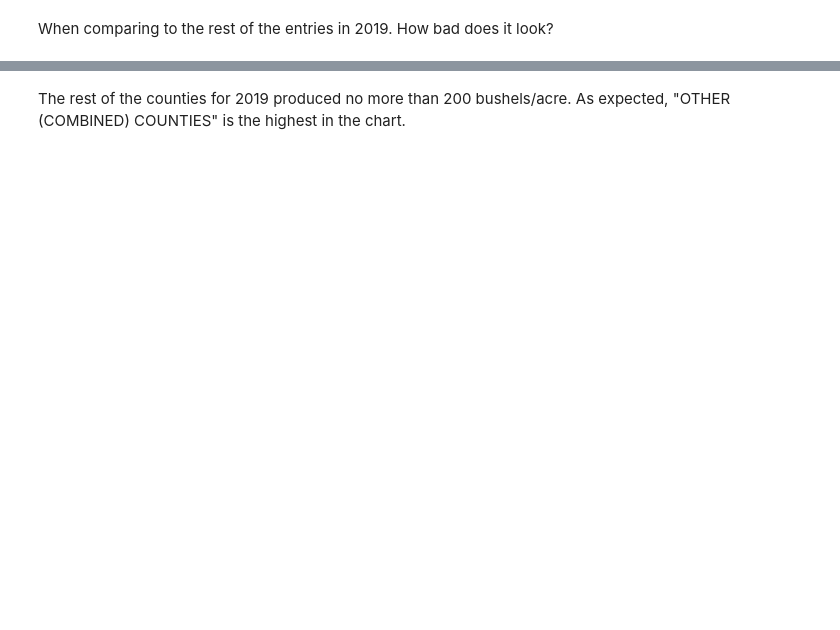
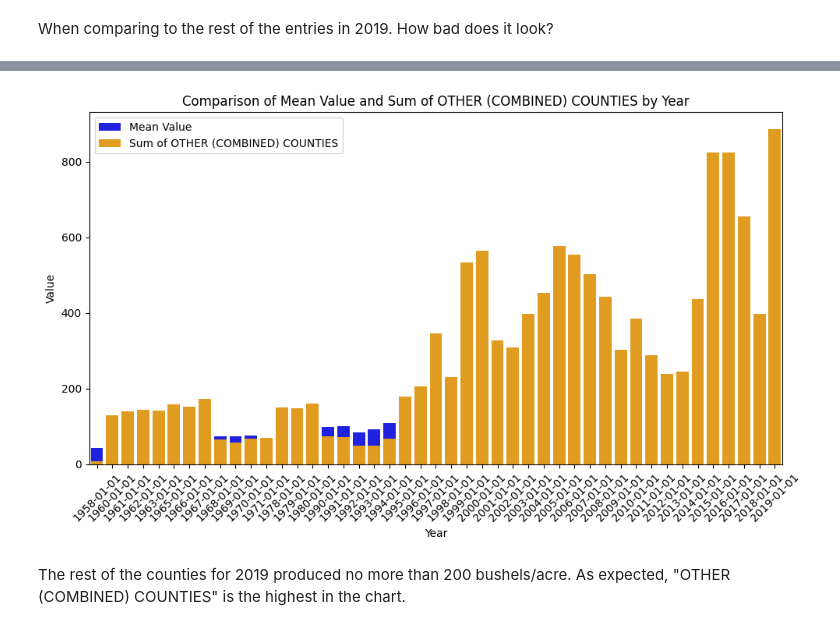
Before and after one commit to matthewchess/Milestone-1, a Jupyter notebook: analysis.ipynb, the cells around one changed output, grey strips where cells are left out. Drawn from its saved outputs; the diff is of its cells as text; code cells hidden in the pictures; blank space fills up the shorter version.

```diff
--- a/analysis.ipynb
+++ b/analysis.ipynb
@@ -224,0 +253,22 @@ plt.show()
+# %%
+# Filter the DataFrame for the year <= 2019
+usda_subset_other_combined = usda[usda['year'] <= '2019']
+
+# what is the average value in udsa data for each of those years
+mean_value = usda_subset_other_combined.groupby('year')['Value'].mean()
+
+# Filter for counties where 'county_name' contains 'OTHER (COMBINED)' (case insensitive)
+other_combined = usda_subset_other_combined[usda_subset_other_combined['county_name'].str.contains('OTHER \(COMBINED\)', case=False, regex=True)]
+
+# Sum the 'Value' for OTHER (COMBINED) COUNTIES
+other_combined_sum = other_combined.groupby('year')['Value'].sum().reset_index('year')
+
+# Merge the two DataFrames for comparison and drop the records where there weren't "Other (Combined)" Counties
+comparison = pd.merge(mean_value, other_combined_sum, on='year', how='outer').dropna()
+
+# Rename columns for clarity
+comparison.rename(columns={'Value_x': 'Yearly Mean', 'Value_y':'Other Total Value'}, inplace=True)
+
+# Calculate the difference
+comparison['Difference'] = comparison['Yearly Mean'] - comparison['Other Total Value']
+comparison[['year','Yearly Mean', 'Other Total Value', 'Difference']]
@@ -224,0 +293,22 @@ plt.show()
+# %%
+# Plotting
+plt.figure(figsize=(10, 6))
+
+# Plot mean values
+sns.barplot(x='year', y='Yearly Mean', data=comparison, color='blue', label='Mean Value')
+
+# Plot summed values for OTHER (COMBINED) COUNTIES
+sns.barplot(x='year', y='Other Total Value', data=comparison, color='orange', label='Sum of OTHER (COMBINED) COUNTIES')
+
+# Adding labels and title
+plt.xlabel('Year')
+plt.ylabel('Value')
+plt.title('Comparison of Mean Value and Sum of OTHER (COMBINED) COUNTIES by Year')
+plt.legend()
+plt.xticks(rotation=45)
+plt.tight_layout()
+
+# Show the plot
+plt.show()
+# %% [output]
+[figure, added]
```
Also changed, not shown: parts of 51 cells of this notebook.
